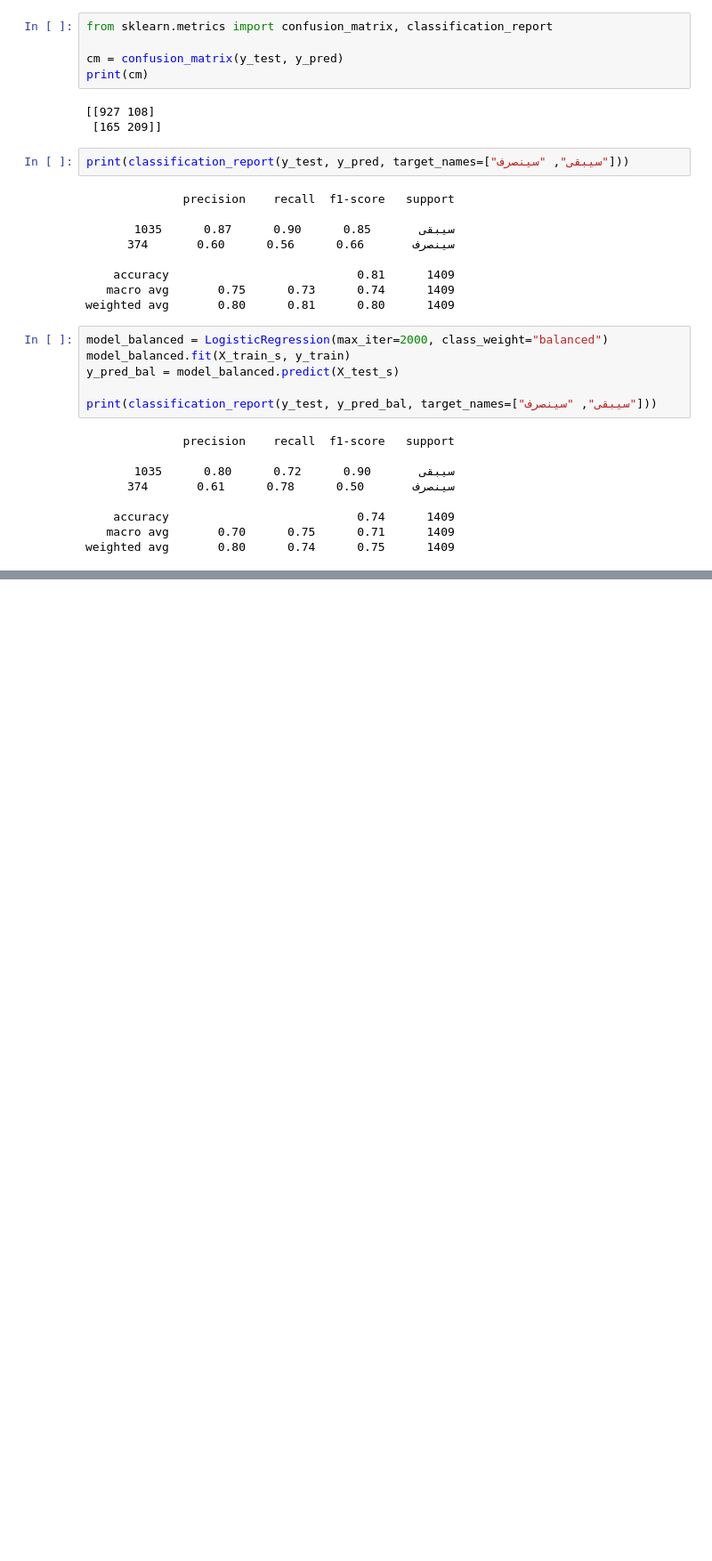
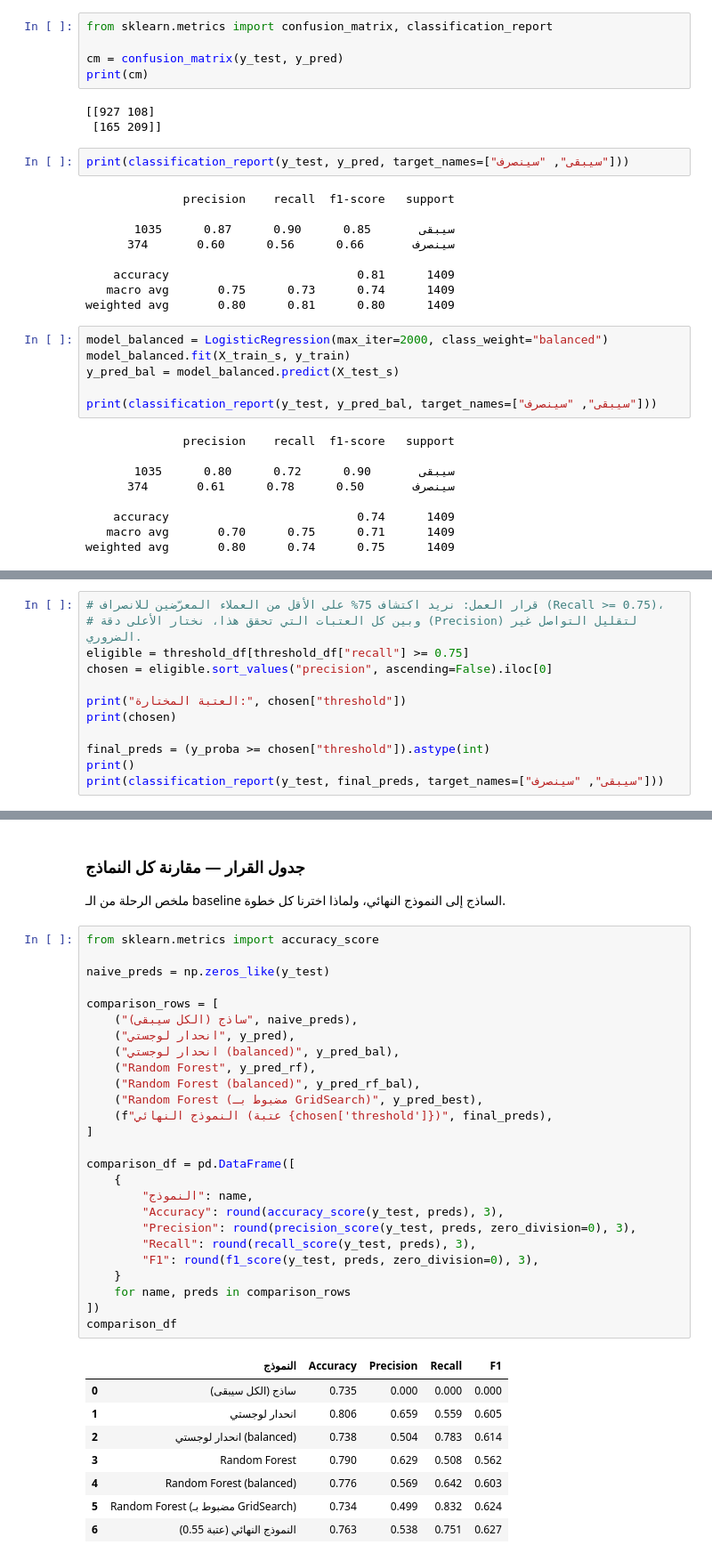
Before and after one commit to ahmedDTA/telco-churn-prediction, a Jupyter notebook: test.ipynb, the cells around one changed output, grey strips where cells are left out. Shown at 89% size. Drawn from its saved outputs; the diff is of its cells as text; blank space fills up the shorter version.

```diff
--- a/test.ipynb
+++ b/test.ipynb
@@ -473,0 +668,12 @@ weighted avg       0.80      0.74      0.75      1409
+# %%
+# قرار العمل: نريد اكتشاف 75% على الأقل من العملاء المعرّضين للانصراف (Recall >= 0.75)،
+# وبين كل العتبات التي تحقق هذا، نختار الأعلى دقة (Precision) لتقليل التواصل غير الضروري.
+eligible = threshold_df[threshold_df["recall"] >= 0.75]
+chosen = eligible.sort_values("precision", ascending=False).iloc[0]
+
+print("العتبة المختارة:", chosen["threshold"])
+print(chosen)
+
+final_preds = (y_proba >= chosen["threshold"]).astype(int)
+print()
+print(classification_report(y_test, final_preds, target_names=["سيبقى", "سينصرف"]))
@@ -473,0 +741,39 @@ weighted avg       0.80      0.74      0.75      1409
+# %% [markdown]
+### جدول القرار — مقارنة كل النماذج
+
+ملخص الرحلة من الـ baseline الساذج إلى النموذج النهائي، ولماذا اخترنا كل خطوة.
+# %%
+from sklearn.metrics import accuracy_score
+
+naive_preds = np.zeros_like(y_test)
+
+comparison_rows = [
+    ("ساذج (الكل سيبقى)", naive_preds),
+    ("انحدار لوجستي", y_pred),
+    ("انحدار لوجستي (balanced)", y_pred_bal),
+    ("Random Forest", y_pred_rf),
+    ("Random Forest (balanced)", y_pred_rf_bal),
+    ("Random Forest (مضبوط بـ GridSearch)", y_pred_best),
+    (f"النموذج النهائي (عتبة {chosen['threshold']})", final_preds),
+]
+
+comparison_df = pd.DataFrame([
+    {
+        "النموذج": name,
+        "Accuracy": round(accuracy_score(y_test, preds), 3),
+        "Precision": round(precision_score(y_test, preds, zero_division=0), 3),
+        "Recall": round(recall_score(y_test, preds), 3),
+        "F1": round(f1_score(y_test, preds, zero_division=0), 3),
+    }
+    for name, preds in comparison_rows
+])
+comparison_df
+# %% [output]
+|  | النموذج | Accuracy | Precision | Recall | F1 |
+| 0 | ساذج (الكل سيبقى) | 0.735 | 0.000 | 0.000 | 0.000 |
+| 1 | انحدار لوجستي | 0.806 | 0.659 | 0.559 | 0.605 |
+| 2 | انحدار لوجستي (balanced) | 0.738 | 0.504 | 0.783 | 0.614 |
+| 3 | Random Forest | 0.790 | 0.629 | 0.508 | 0.562 |
+| 4 | Random Forest (balanced) | 0.776 | 0.569 | 0.642 | 0.603 |
+| 5 | Random Forest (مضبوط بـ GridSearch) | 0.734 | 0.499 | 0.832 | 0.624 |
+| 6 | النموذج النهائي (عتبة 0.55) | 0.763 | 0.538 | 0.751 | 0.627 |
```
Also changed, not shown: parts of 34 cells of this notebook, 1 other file.
